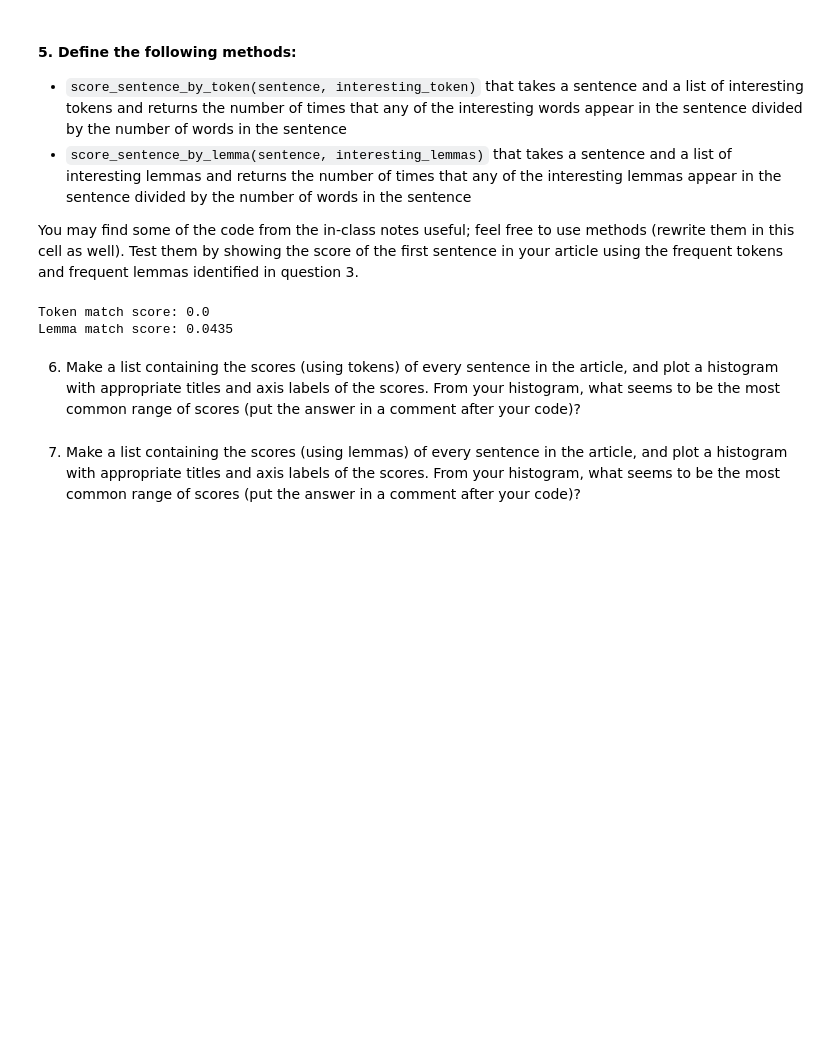
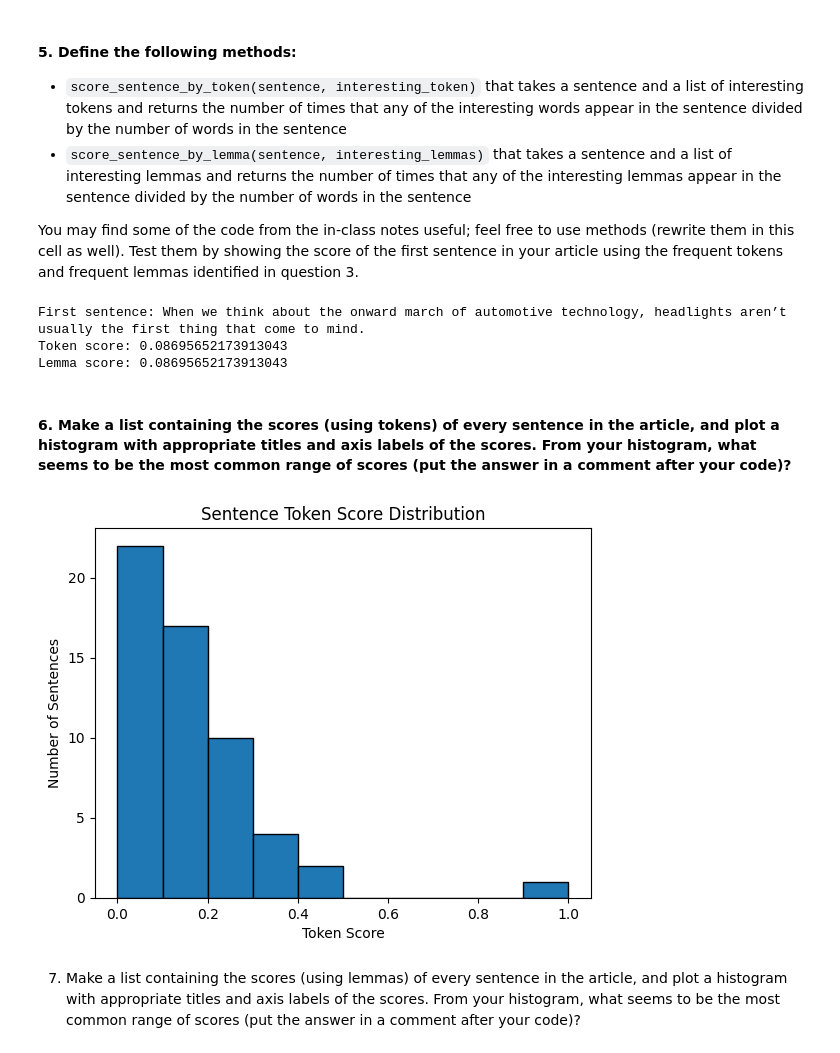
Before and after one commit to bvrtachnik/620-mod6-web-scraping, a Jupyter notebook: p6-web-scraping.ipynb, the cells around one changed output. Saved outputs shown, nothing was run; the diff lists cells and outputs as text; code cells hidden in the pictures; blank space fills up the shorter version.

```diff
--- a/p6-web-scraping.ipynb
+++ b/p6-web-scraping.ipynb
@@ -178,31 +178,65 @@ Lemma: led, Frequency: 10
 
 You may find some of the code from the in-class notes useful; feel free to use methods (rewrite them in this cell as well). Test them by showing the score of the first sentence in your article using the frequent tokens and frequent lemmas identified in question 3.
 # %%
-# Get the first non-empty sentence from the article
-first_sentence = next(sent for sent in doc.sents if sent.text.strip())
+# Get the first non-blank sentence
+first_sentence = [sent for sent in doc.sents if sent.text.strip()][0]
 
-# Score a sentence based on how many tokens match a list of interesting words
+# Get top 5 tokens and lemmas
+top_tokens = [token.lower() for token, _ in most_common_tokens[:5]]
+top_lemmas = [lemma.lower() for lemma, _ in most_common_lemmas[:5]]
+
+# Score by token
 def score_by_token(sent, keywords):
-    matches = [token for token in sent if token.text.lower() in keywords]
-    return len(matches) / len(sent) if len(sent) > 0 else 0.0
+    words = [t.text.lower() for t in sent]
+    matches = [w for w in words if w in keywords]
+    return len(matches) / len(words) if words else 0
 
-# Score a sentence based on how many lemmas match a list of interesting lemmas
+# Score by lemma
 def score_by_lemma(sent, lemmas):
-    matches = [token for token in sent if token.lemma_.lower() in lemmas]
-    return len(matches) / len(sent) if len(sent) > 0 else 0.0
+    lems = [t.lemma_.lower() for t in sent]
+    matches = [l for l in lems if l in lemmas]
+    return len(matches) / len(lems) if lems else 0
 
-# Define your interesting tokens and lemmas
-interesting_tokens = ['laser', 'headlight', 'work', 'light', 'car']
-interesting_lemmas = ['laser', 'headlight', 'work', 'light', 'car']
-
-# Print scores
-print("Token match score:", score_by_token(first_sentence, interesting_tokens))
-print(f"Lemma match score: {score_by_lemma(first_sentence, interesting_lemmas):.4f}")
+# Print results
+print("First sentence:", first_sentence.text)
+print("Token score:", score_by_token(first_sentence, top_tokens))
+print("Lemma score:", score_by_lemma(first_sentence, top_lemmas))
 # %% [output]
-Token match score: 0.0
-Lemma match score: 0.0435
+First sentence: When we think about the onward march of automotive technology, headlights aren’t usually the first thing that come to mind.
+Token score: 0.08695652173913043
+Lemma score: 0.08695652173913043
 # %% [markdown]
-6. Make a list containing the scores (using tokens) of every sentence in the article, and plot a histogram with appropriate titles and axis labels of the scores. From your histogram, what seems to be the most common range of scores (put the answer in a comment after your code)?
+#### 6. Make a list containing the scores (using tokens) of every sentence in the article, and plot a histogram with appropriate titles and axis labels of the scores. From your histogram, what seems to be the most common range of scores (put the answer in a comment after your code)?
+# %%
+# Get the most common tokens (filtered)
+tokens = [token.text.lower() for token in nlp(article_text)
+          if not token.is_stop and not token.is_punct and not token.is_space]
+token_counts = Counter(tokens)
+most_common_tokens = {token for token, _ in token_counts.most_common(5)}
+
+# Function to score sentences by token
+def score_by_token(sentence, interesting_tokens):
+    words = [token.text.lower() for token in sentence
+             if not token.is_stop and not token.is_punct and not token.is_space]
+    if not words:
+        return 0
+    matches = sum(1 for word in words if word in interesting_tokens)
+    return matches / len(words)
+
+# Score every sentence
+doc = nlp(article_text)
+sentence_scores = [score_by_token(sent, most_common_tokens) for sent in doc.sents]
+
+# Plot the histogram
+plt.hist(sentence_scores, bins=10, edgecolor='black')
+plt.title("Sentence Token Score Distribution")
+plt.xlabel("Token Score")
+plt.ylabel("Number of Sentences")
+plt.show()
+
+# The most common range of scores appears to be around 0.0–0.1 based on the histogram.
+# %% [output]
+[figure, added]
 # %% [markdown]
 7. Make a list containing the scores (using lemmas) of every sentence in the article, and plot a histogram with appropriate titles and axis labels of the scores.  From your histogram, what seems to be the most common range of scores (put the answer in a comment after your code)?
 # %% [markdown]
```
Also changed, not shown: 1 other file.
